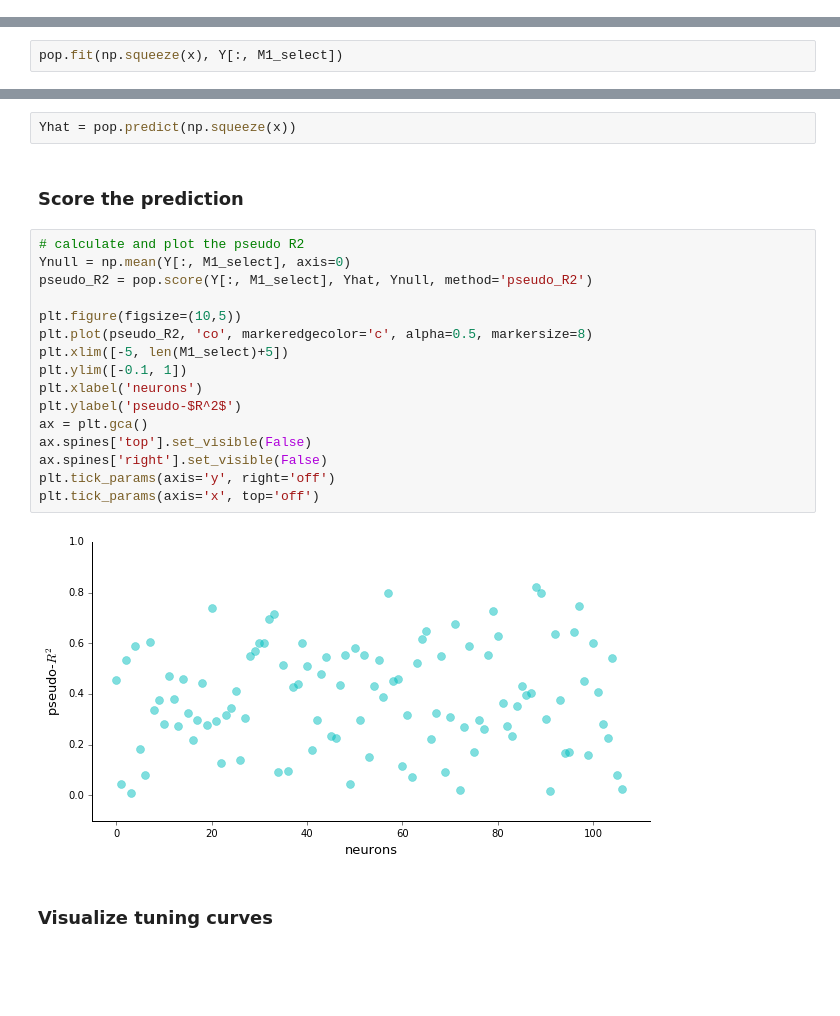
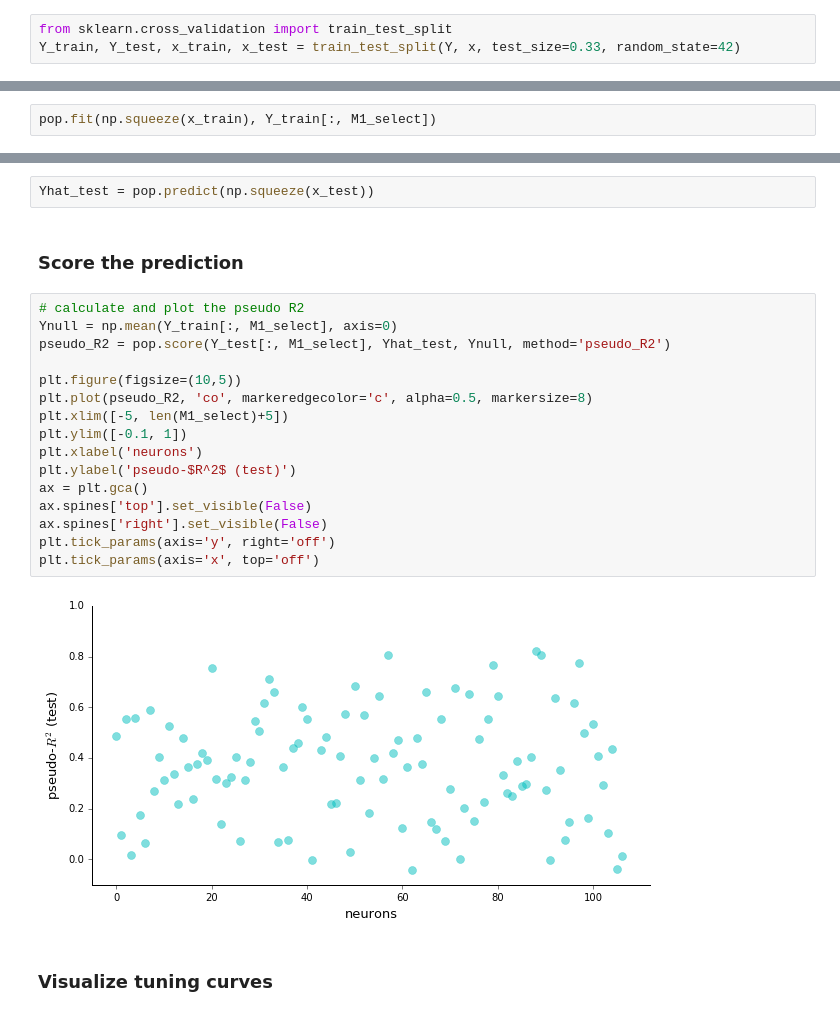
Before and after one commit to KordingLab/spykes, a Jupyter notebook: notebooks_examples/reaching_dataset_example.ipynb, the cells around one changed output, grey strips where cells are left out. Saved outputs shown, nothing was run; the diff lists cells and outputs as text; blank space fills up the shorter version.

```diff
--- a/notebooks_examples/reaching_dataset_example.ipynb
+++ b/notebooks_examples/reaching_dataset_example.ipynb
@@ -239,3 +241,6 @@ print '%d M1 neurons had firing rates over %4.1f spks/s' % (len(M1_select), thre
+# %%
+from sklearn.cross_validation import train_test_split
+Y_train, Y_test, x_train, x_test = train_test_split(Y, x, test_size=0.33, random_state=42)
 # %% [markdown]
 ### Create an instance of NeuroPop
 # %%
@@ -246,31 +251,31 @@ pop = NeuroPop(n_neurons=len(M1_select),
 # %% [markdown]
 ## Let's fit tuning curves to the population
 # %%
-pop.fit(np.squeeze(x), Y[:, M1_select])
+pop.fit(np.squeeze(x_train), Y_train[:, M1_select])
 # %% [markdown]
 ### Predict firing rates
 # %%
-Yhat = pop.predict(np.squeeze(x))
+Yhat_test = pop.predict(np.squeeze(x_test))
 # %% [markdown]
 ### Score the prediction
 # %%
 # calculate and plot the pseudo R2
-Ynull = np.mean(Y[:, M1_select], axis=0)
-pseudo_R2 = pop.score(Y[:, M1_select], Yhat, Ynull, method='pseudo_R2')
+Ynull = np.mean(Y_train[:, M1_select], axis=0)
+pseudo_R2 = pop.score(Y_test[:, M1_select], Yhat_test, Ynull, method='pseudo_R2')
 
 plt.figure(figsize=(10,5))
 plt.plot(pseudo_R2, 'co', markeredgecolor='c', alpha=0.5, markersize=8)
 plt.xlim([-5, len(M1_select)+5])
 plt.ylim([-0.1, 1])
 plt.xlabel('neurons')
-plt.ylabel('pseudo-$R^2$')
+plt.ylabel('pseudo-$R^2$ (test)')
 ax = plt.gca()
 ax.spines['top'].set_visible(False)
 ax.spines['right'].set_visible(False)
 plt.tick_params(axis='y', right='off')
 plt.tick_params(axis='x', top='off')
 # %% [output]
-[figure, old version]
+[figure, new version]
 # %% [markdown]
 ### Visualize tuning curves
 # %%
```
Also changed, not shown: parts of 6 cells of this notebook, 1 other file.
